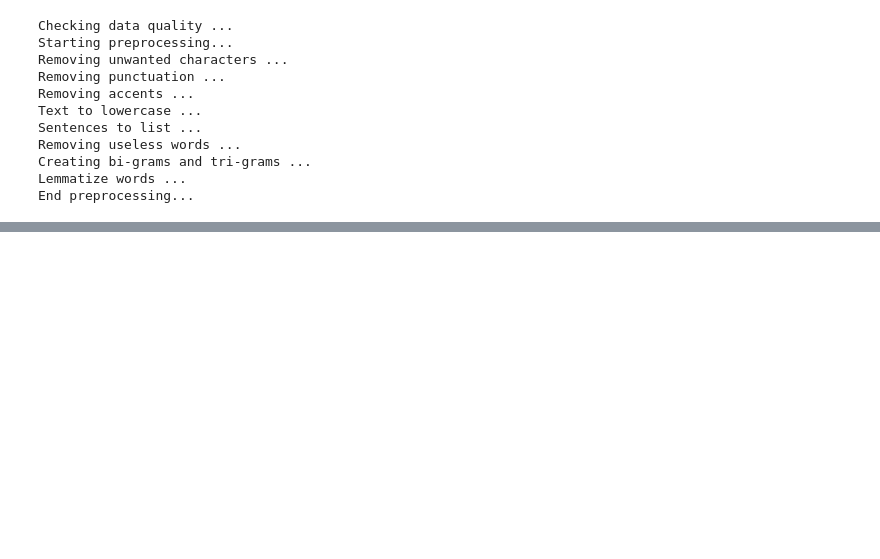
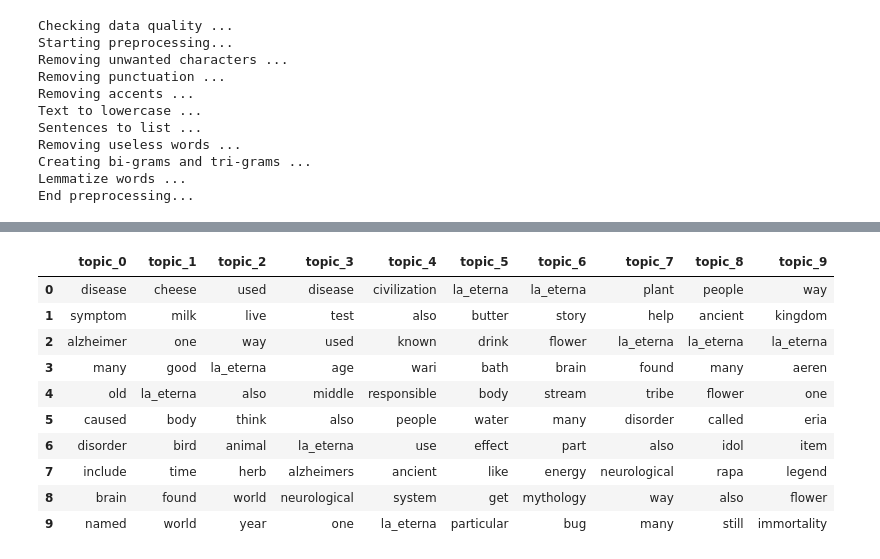
Before and after one commit to jass228/unlocked_challenges, a Jupyter notebook: challenge_2/challenge_2.ipynb, the cells around one changed output, grey strips where cells are left out. Drawn from its saved outputs; the diff is of its cells as text; code cells hidden in the pictures; blank space fills up the shorter version.

```diff
--- a/challenge_2/challenge_2.ipynb
+++ b/challenge_2/challenge_2.ipynb
@@ -453,0 +515,36 @@ plt.show()
+# %%
+# get unique IDs for words
+id2word = corpora.Dictionary(topic_prepro)
+
+# Create Corpus: Term Document Frequency
+corpus = [id2word.doc2bow(text) for text in topic_prepro]
+
+num_topics=10
+# Build LDA model
+# update_every is for iterative learning (as opposed to batch learning)
+# chunksize is amount of data to use to train on each pass (using all given files)
+# passes is amount of times to pass through the corpus
+# alpha is the prior, "symmetric" is a 1/num_topics
+# per_word_topics returns a list of likely topics (as opposed to the top topic)
+ldamodel = (LdaModel(corpus=corpus, id2word=id2word,
+                      num_topics=num_topics,
+                      update_every=1, chunksize=len(files),
+                      passes=100, alpha='symmetric',
+                      per_word_topics=True))
+
+# passes data through the LDA model, identifies the topic of each sentence
+df_topics = pd.DataFrame()
+for i, row_list in enumerate(ldamodel[corpus]):
+    row = row_list[0] if ldamodel.per_word_topics else row_list
+    # print(row)
+    row = sorted(row, key=lambda x: (x[1]), reverse=True)
+    # Get the Dominant topic, Perc Contribution and Keywords for each document
+    for j, (topic_num, prop_topic) in enumerate(row):
+        if j == 0:  # => dominant topic
+            wp = ldamodel.show_topic(topic_num)
+            topic_keywords = ", ".join([word for word, prop in wp])
+            df_topics = df_topics.append(pd.Series([int(topic_num), round(prop_topic,4), topic_keywords]), ignore_index=True)
+        else:
+            break
+df_topics.columns = ['dominant_topic', 'contribution%', 'keywords']
+df_topics['text'] = pd.Series(df_st.content.values)
@@ -453,0 +567,18 @@ plt.show()
+# %%
+topic_model_top_words = {}
+for topic_num in range(num_topics):
+    word_list = [row[0] for row in ldamodel.show_topic(topic_num)]
+    topic_model_top_words[f"topic_{topic_num}"] = word_list
+pd.DataFrame(topic_model_top_words)
+# %% [output]
+|  | topic_0 | topic_1 | topic_2 | topic_3 | topic_4 | topic_5 | topic_6 | topic_7 | topic_8 | topic_9 |
+| 0 | disease | cheese | used | disease | civilization | la_eterna | la_eterna | plant | people | way |
+| 1 | symptom | milk | live | test | also | butter | story | help | ancient | kingdom |
+| 2 | alzheimer | one | way | used | known | drink | flower | la_eterna | la_eterna | la_eterna |
+| 3 | many | good | la_eterna | age | wari | bath | brain | found | many | aeren |
+| 4 | old | la_eterna | also | middle | responsible | body | stream | tribe | flower | one |
+| 5 | caused | body | think | also | people | water | many | disorder | called | eria |
+| 6 | disorder | bird | animal | la_eterna | use | effect | part | also | idol | item |
+| 7 | include | time | herb | alzheimers | ancient | like | energy | neurological | rapa | legend |
+| 8 | brain | found | world | neurological | system | get | mythology | way | also | flower |
+| 9 | named | world | year | one | la_eterna | particular | bug | many | still | immortality |
```
Also changed, not shown: parts of 24 cells of this notebook, 2 other files.
